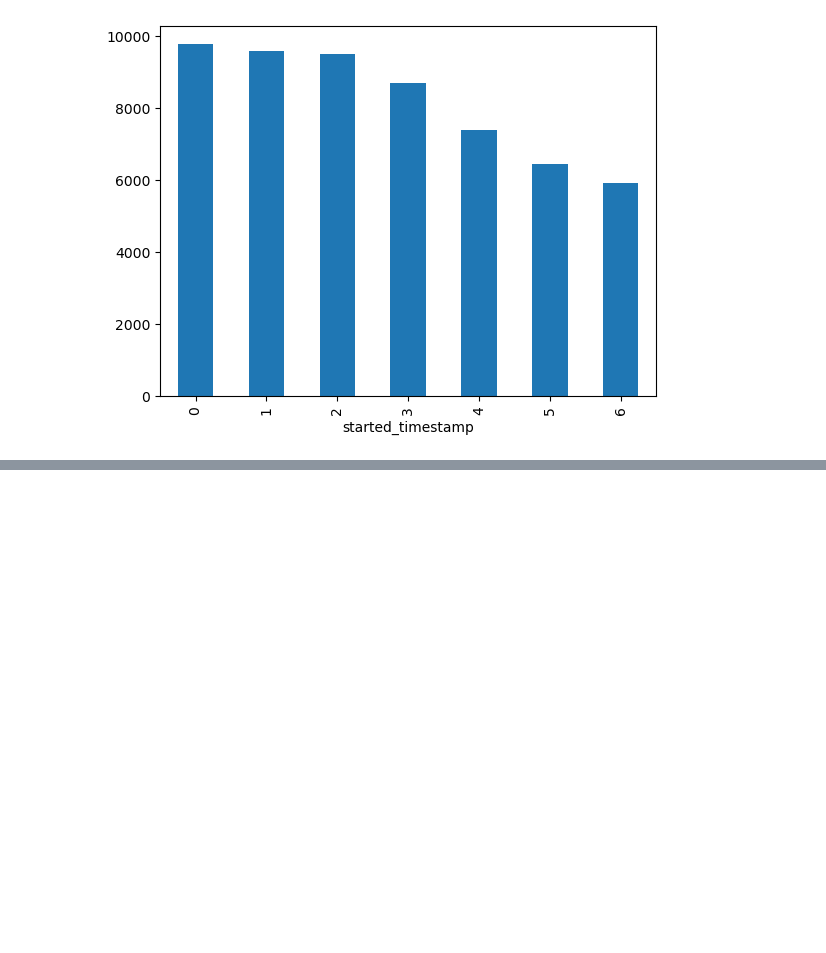
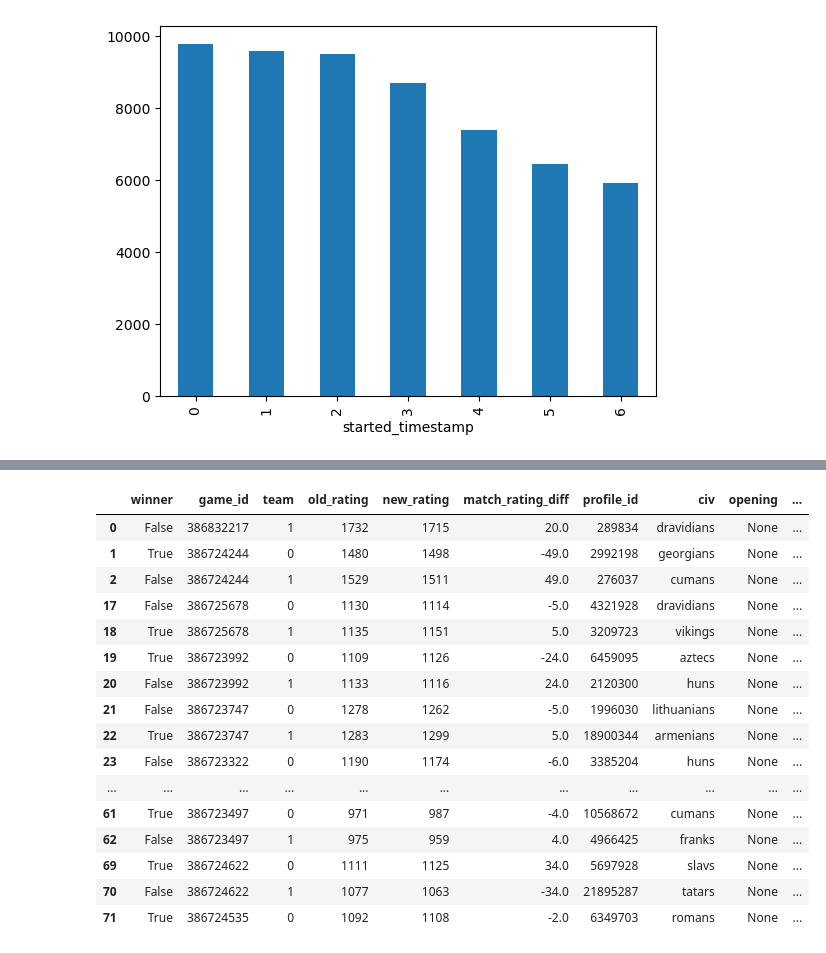
Before and after one commit to SamanAshoori/AOE2, a Jupyter notebook: Analysis.ipynb, the cells around one changed output, grey strips where cells are left out. Saved outputs shown, nothing was run; the diff lists cells and outputs as text; code cells hidden in the pictures; blank space fills up the shorter version.

```diff
--- a/Analysis.ipynb
+++ b/Analysis.ipynb
@@ -374,0 +409,20 @@ filtered_stats['started_timestamp'].dt.hour.value_counts().plot(kind = 'bar')
+# %%
+stats.head(20)
+# %% [output]
+|  | winner | game_id | team | old_rating | new_rating | match_rating_diff | profile_id | civ | opening | ... |
+| 0 | False | 386832217 | 1 | 1732 | 1715 | 20.0 | 289834 | dravidians | None | ... |
+| 1 | True | 386724244 | 0 | 1480 | 1498 | -49.0 | 2992198 | georgians | None | ... |
+| 2 | False | 386724244 | 1 | 1529 | 1511 | 49.0 | 276037 | cumans | None | ... |
+| 17 | False | 386725678 | 0 | 1130 | 1114 | -5.0 | 4321928 | dravidians | None | ... |
+| 18 | True | 386725678 | 1 | 1135 | 1151 | 5.0 | 3209723 | vikings | None | ... |
+| 19 | True | 386723992 | 0 | 1109 | 1126 | -24.0 | 6459095 | aztecs | None | ... |
+| 20 | False | 386723992 | 1 | 1133 | 1116 | 24.0 | 2120300 | huns | None | ... |
+| 21 | False | 386723747 | 0 | 1278 | 1262 | -5.0 | 1996030 | lithuanians | None | ... |
+| 22 | True | 386723747 | 1 | 1283 | 1299 | 5.0 | 18900344 | armenians | None | ... |
+| 23 | False | 386723322 | 0 | 1190 | 1174 | -6.0 | 3385204 | huns | None | ... |
+| ... | ... | ... | ... | ... | ... | ... | ... | ... | ... | ... |
+| 61 | True | 386723497 | 0 | 971 | 987 | -4.0 | 10568672 | cumans | None | ... |
+| 62 | False | 386723497 | 1 | 975 | 959 | 4.0 | 4966425 | franks | None | ... |
+| 69 | True | 386724622 | 0 | 1111 | 1125 | 34.0 | 5697928 | slavs | None | ... |
+| 70 | False | 386724622 | 1 | 1077 | 1063 | -34.0 | 21895287 | tatars | None | ... |
+| 71 | True | 386724535 | 0 | 1092 | 1108 | -2.0 | 6349703 | romans | None | ... |
```
Also changed, not shown: parts of 6 cells of this notebook.
